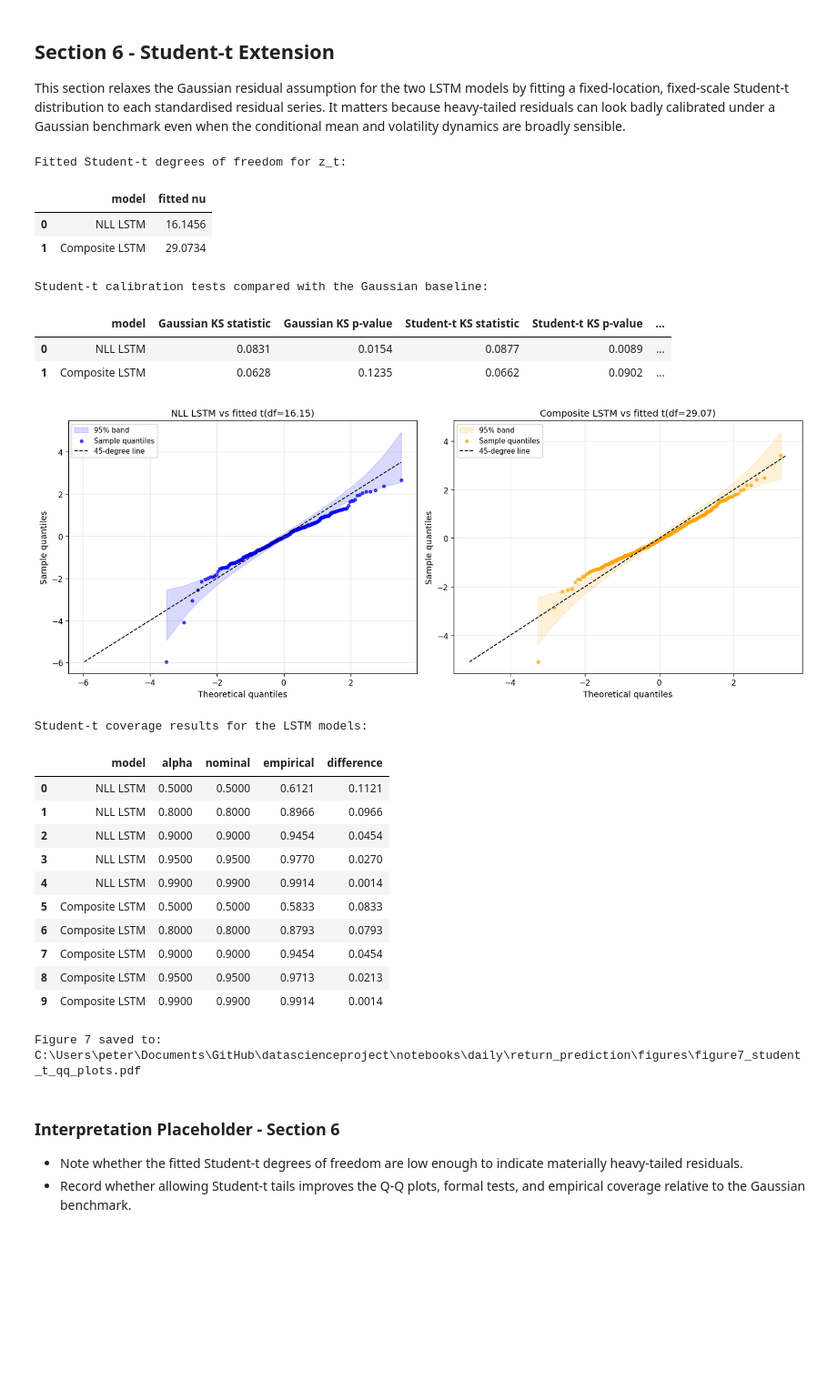
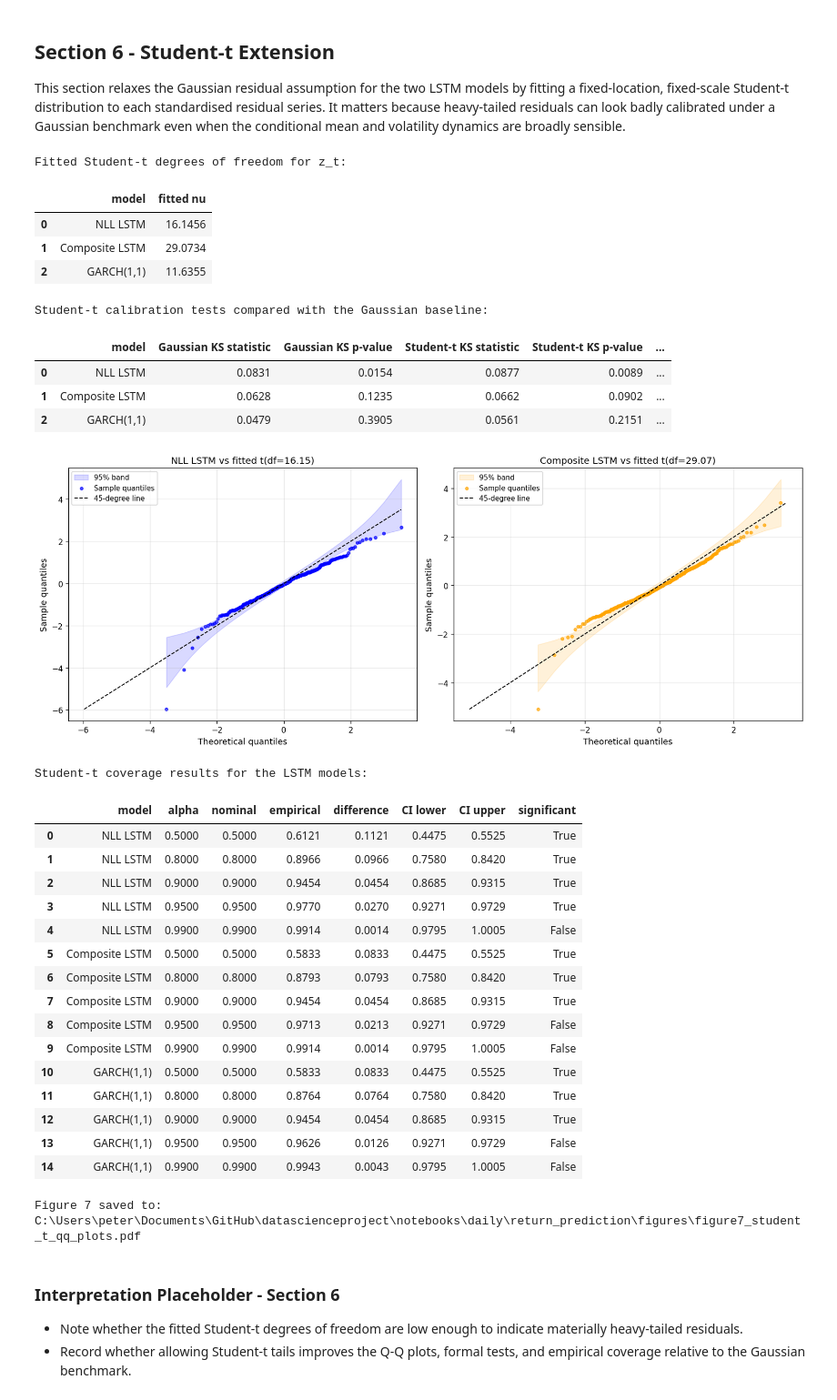
Before and after one commit to PeterLP123/wti-return-forecasting, a Jupyter notebook: notebooks/daily/return_prediction/probabilistic_calibration_study.ipynb, the cells around one changed output. Shown at 91% size. Saved outputs shown, nothing was run; the diff lists cells and outputs as text; code cells hidden in the pictures; blank space fills up the shorter version.

```diff
--- a/notebooks/daily/return_prediction/probabilistic_calibration_study.ipynb
+++ b/notebooks/daily/return_prediction/probabilistic_calibration_study.ipynb
@@ -262,7 +263,7 @@ def run_lstm_checkpoint_inference(params: dict, checkpoint_path: Path) -> dict:
     test_loader = DataLoader(OilDataset(X_test_seq, y_test_seq), batch_size=32, shuffle=False)
 
     model = LSTMModelNLL(n_features, hidden_size, num_layers, dropout).to(DEVICE)
-    checkpoint_object = torch.load(checkpoint_path, map_location=DEVICE)
+    checkpoint_object = torch.load(checkpoint_path, map_location=DEVICE, weights_only=True)
     state_dict = normalise_state_dict_keys(extract_state_dict(checkpoint_object))
     model.load_state_dict(state_dict)
     model.eval()
@@ -395,8 +396,8 @@ def format_date_axis(ax):
     ax.xaxis.set_major_formatter(formatter)
 
 
-def rolling_realized_vol(values, window=60):
-    return pd.Series(values, index=DATE_INDEX).rolling(window=window, min_periods=window).std(ddof=1)
+def rolling_realized_vol(values, date_index, window=60):
+    return pd.Series(values, index=date_index).rolling(window=window, min_periods=window).std(ddof=1)
 
 
 def summary_stats(values):
@@ -580,6 +581,7 @@ def pp_plot_with_bands(ax, sample, dist, params, title, color):
 
 
 def coverage_table(r_true_values, mu_values, sigma_values, alphas, label, dist_name="norm", df_value=None):
+    n = len(r_true_values)
     rows = []
     for alpha in alphas:
         if dist_name == "norm":
@@ -591,6 +593,10 @@ def coverage_table(r_true_values, mu_values, sigma_values, alphas, label, dist_n
         lower = mu_values - quantile * sigma_values
         upper = mu_values + quantile * sigma_values
         empirical = float(np.mean((r_true_values >= lower) & (r_true_values <= upper)))
+        binom_se = np.sqrt(alpha * (1.0 - alpha) / n)
+        ci_lower = float(alpha - 1.96 * binom_se)
+        ci_upper = float(alpha + 1.96 * binom_se)
+        significant = bool(empirical < ci_lower or empirical > ci_upper)
         rows.append(
             {
                 "model": label,
@@ -598,6 +604,9 @@ def coverage_table(r_true_values, mu_values, sigma_values, alphas, label, dist_n
                 "nominal": float(alpha),
                 "empirical": empirical,
                 "difference": empirical - float(alpha),
+                "CI lower": ci_lower,
+                "CI upper": ci_upper,
+                "significant": significant,
             }
         )
     return pd.DataFrame(rows)
@@ -645,7 +654,7 @@ def recursive_garch_sigma(omega, alpha, beta, initial_return, initial_sigma2, re
     return np.asarray(sigma_forecasts)
 
 
-ROLLING_VOL_60 = rolling_realized_vol(r_true, window=60)
+ROLLING_VOL_60 = rolling_realized_vol(r_true, DATE_INDEX, window=60)
 COVERAGE_LEVELS = [0.50, 0.80, 0.90, 0.95, 0.99]
 GAUSSIAN_95_QUANTILE = stats.norm.ppf(0.975)
 # %% [markdown]
@@ -1174,6 +1254,21 @@ figure_6_path = FIGURES_DIR / "figure6_coverage_calibration_curve.pdf"
 fig.savefig(figure_6_path, bbox_inches="tight")
 plt.show()
 
+nu_garch = fit_standard_t_df(z_garch)
+student_t_df_lookup["GARCH(1,1)"] = nu_garch
+garch_student_t_nll, garch_student_t_loglik = student_t_nll_per_observation(z_garch, sigma_garch, nu_garch)
+
+likelihood_results["GARCH(1,1)"]["Student-t NLL"] = garch_student_t_nll
+likelihood_results["GARCH(1,1)"]["AIC Student-t"] = 2.0 - 2.0 * garch_student_t_loglik
+
+# Re-display the full likelihood table now that GARCH is complete
+updated_likelihood_df = pd.DataFrame([{"Model": label, **metrics} for label, metrics in likelihood_results.items()])
+print("Updated likelihood comparison with GARCH Student-t:")
+display(updated_likelihood_df)
+
+print(f"GARCH(1,1) Student-t fitted df: {nu_garch:.2f}")
+print(f"GARCH(1,1) Gaussian NLL: {garch_gaussian_nll:.4f}, Student-t NLL: {garch_student_t_nll:.4f}")
+
 print("Gaussian coverage results including GARCH(1,1):")
 display(coverage_gaussian_with_garch)
 print(f"Figure 6 saved to: {figure_6_path}")
@@ -1217,6 +1319,7 @@ student_t_diagnostics = {}
 for label, z_values, df_value in [
     ("NLL LSTM", z_nll, nu_nll),
     ("Composite LSTM", z_comp, nu_comp),
+    ("GARCH(1,1)", z_garch, nu_garch),
 ]:
     ks_result = stats.kstest(z_values, lambda x, df=df_value: stats.t.cdf(x, df=df, loc=0.0, scale=1.0))
     ad_result = parametric_ad_test(z_values, fit_standard_t_params, student_t_standard_cdf, student_t_standard_sample)
@@ -1255,44 +1358,52 @@ student_t_tests_df = pd.DataFrame(
 print("Student-t calibration tests compared with the Gaussian baseline:")
 display(student_t_tests_df)
 
 fig, axes = plt.subplots(1, 2, figsize=(14, 5.5))
 qq_plot_with_bands(axes[0], z_nll, stats.t, {"df": nu_nll, "loc": 0.0, "scale": 1.0}, f"NLL LSTM vs fitted t(df={nu_nll:.2f})", MODEL_COLORS["NLL LSTM"])
 qq_plot_with_bands(axes[1], z_comp, stats.t, {"df": nu_comp, "loc": 0.0, "scale": 1.0}, f"Composite LSTM vs fitted t(df={nu_comp:.2f})", MODEL_COLORS["Composite LSTM"])
 fig.tight_layout()
 figure_7_path = FIGURES_DIR / "figure7_student_t_qq_plots.pdf"
 fig.savefig(figure_7_path, bbox_inches="tight")
 plt.show()
 
 student_t_coverage_tables = {
     "NLL LSTM": coverage_table(r_true, mu_nll, sigma_nll, COVERAGE_LEVELS, "NLL LSTM", dist_name="t", df_value=nu_nll),
     "Composite LSTM": coverage_table(r_true, mu_comp, sigma_comp, COVERAGE_LEVELS, "Composite LSTM", dist_name="t", df_value=nu_comp),
+    "GARCH(1,1)": coverage_table(r_true, mu_garch, sigma_garch, COVERAGE_LEVELS, "GARCH(1,1)", dist_name="t", df_value=nu_garch),
 }
 student_t_coverage_all = pd.concat(list(student_t_coverage_tables.values()), ignore_index=True)
 print("Student-t coverage results for the LSTM models:")
 display(student_t_coverage_all)
 print(f"Figure 7 saved to: {figure_7_path}")
 # %% [output]
 Fitted Student-t degrees of freedom for z_t:
 |  | model | fitted nu |
 | 0 | NLL LSTM | 16.1456 |
 | 1 | Composite LSTM | 29.0734 |
+| 2 | GARCH(1,1) | 11.6355 |
 Student-t calibration tests compared with the Gaussian baseline:
 |  | model | Gaussian KS statistic | Gaussian KS p-value | Student-t KS statistic | Student-t KS p-value | ... |
 | 0 | NLL LSTM | 0.0831 | 0.0154 | 0.0877 | 0.0089 | ... |
 | 1 | Composite LSTM | 0.0628 | 0.1235 | 0.0662 | 0.0902 | ... |
+| 2 | GARCH(1,1) | 0.0479 | 0.3905 | 0.0561 | 0.2151 | ... |
 [figure]
 Student-t coverage results for the LSTM models:
-|  | model | alpha | nominal | empirical | difference |
-| 0 | NLL LSTM | 0.5000 | 0.5000 | 0.6121 | 0.1121 |
-| 1 | NLL LSTM | 0.8000 | 0.8000 | 0.8966 | 0.0966 |
-| 2 | NLL LSTM | 0.9000 | 0.9000 | 0.9454 | 0.0454 |
-| 3 | NLL LSTM | 0.9500 | 0.9500 | 0.9770 | 0.0270 |
-| 4 | NLL LSTM | 0.9900 | 0.9900 | 0.9914 | 0.0014 |
-| 5 | Composite LSTM | 0.5000 | 0.5000 | 0.5833 | 0.0833 |
-| 6 | Composite LSTM | 0.8000 | 0.8000 | 0.8793 | 0.0793 |
-| 7 | Composite LSTM | 0.9000 | 0.9000 | 0.9454 | 0.0454 |
-| 8 | Composite LSTM | 0.9500 | 0.9500 | 0.9713 | 0.0213 |
-| 9 | Composite LSTM | 0.9900 | 0.9900 | 0.9914 | 0.0014 |
+|  | model | alpha | nominal | empirical | difference | CI lower | CI upper | significant |
+| 0 | NLL LSTM | 0.5000 | 0.5000 | 0.6121 | 0.1121 | 0.4475 | 0.5525 | True |
+| 1 | NLL LSTM | 0.8000 | 0.8000 | 0.8966 | 0.0966 | 0.7580 | 0.8420 | True |
+| 2 | NLL LSTM | 0.9000 | 0.9000 | 0.9454 | 0.0454 | 0.8685 | 0.9315 | True |
+| 3 | NLL LSTM | 0.9500 | 0.9500 | 0.9770 | 0.0270 | 0.9271 | 0.9729 | True |
+| 4 | NLL LSTM | 0.9900 | 0.9900 | 0.9914 | 0.0014 | 0.9795 | 1.0005 | False |
+| 5 | Composite LSTM | 0.5000 | 0.5000 | 0.5833 | 0.0833 | 0.4475 | 0.5525 | True |
+| 6 | Composite LSTM | 0.8000 | 0.8000 | 0.8793 | 0.0793 | 0.7580 | 0.8420 | True |
+| 7 | Composite LSTM | 0.9000 | 0.9000 | 0.9454 | 0.0454 | 0.8685 | 0.9315 | True |
+| 8 | Composite LSTM | 0.9500 | 0.9500 | 0.9713 | 0.0213 | 0.9271 | 0.9729 | False |
+| 9 | Composite LSTM | 0.9900 | 0.9900 | 0.9914 | 0.0014 | 0.9795 | 1.0005 | False |
+| 10 | GARCH(1,1) | 0.5000 | 0.5000 | 0.5833 | 0.0833 | 0.4475 | 0.5525 | True |
+| 11 | GARCH(1,1) | 0.8000 | 0.8000 | 0.8764 | 0.0764 | 0.7580 | 0.8420 | True |
+| 12 | GARCH(1,1) | 0.9000 | 0.9000 | 0.9454 | 0.0454 | 0.8685 | 0.9315 | True |
+| 13 | GARCH(1,1) | 0.9500 | 0.9500 | 0.9626 | 0.0126 | 0.9271 | 0.9729 | False |
+| 14 | GARCH(1,1) | 0.9900 | 0.9900 | 0.9943 | 0.0043 | 0.9795 | 1.0005 | False |
 Figure 7 saved to: C:\Users\peter\Documents\GitHub\datascienceproject\notebooks\daily\return_prediction\figures\figure7_student_t_qq_plots.pdf
 # %% [markdown]
 ### Interpretation Placeholder - Section 6
```
Also changed, not shown: parts of 18 cells of this notebook, 10 other files.
